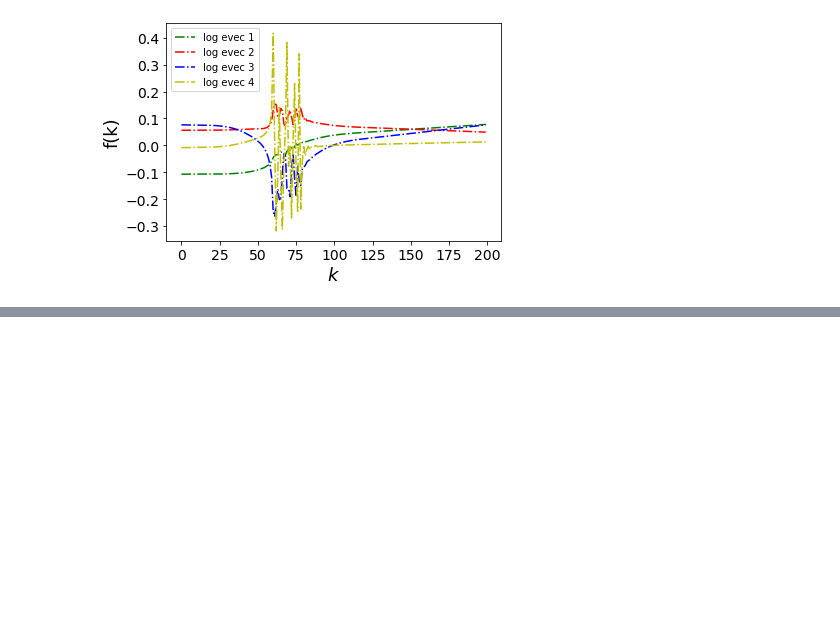
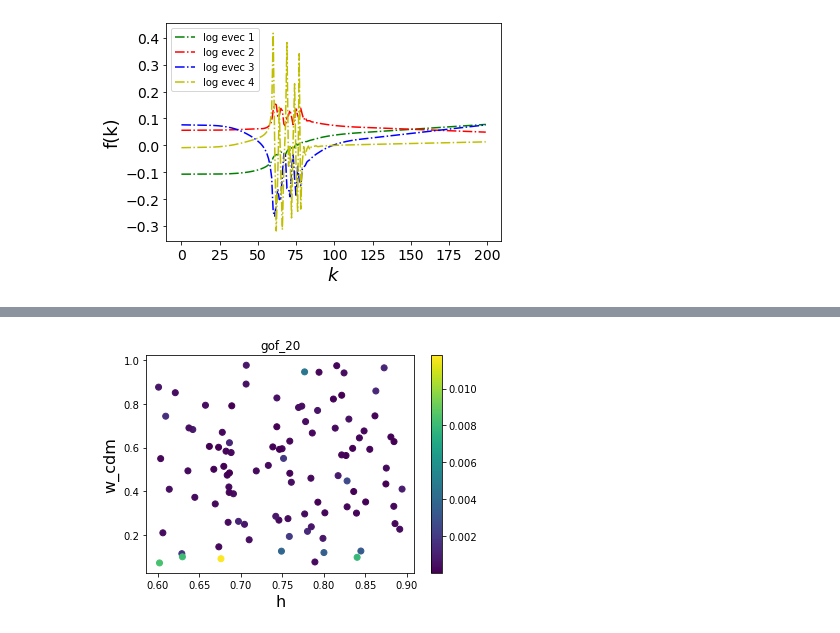
Before and after one commit to JaimeRZP/Pk_Emulator, a Jupyter notebook: PC_INTERPOL.ipynb, the cells around one changed output, grey strips where cells are left out. Saved outputs shown, nothing was run; the diff lists cells and outputs as text; code cells hidden in the pictures; blank space fills up the shorter version.

Commit message:
pushed wrong file last time

```diff
--- a/PC_INTERPOL.ipynb
+++ b/PC_INTERPOL.ipynb
@@ -306,0 +279,12 @@ plt.show()
+# %%
+%%time
+gof_20= []
+max_diff_arr_20= []
+for i in range(samples):
+    out = GoF(emulator_20, h_smp[i], wc_smp[i])
+    gof_20.append(out[1])
+    max_diff_arr_20.append(out[0])
+gof_20 = np.array(gof_20)
+max_diff_arr_20 = np.array(max_diff_arr_20)
+print(np.median(gof_20))
+print(np.median(max_diff_arr_20))
@@ -306,0 +296,9 @@ plt.show()
+# %%
+plt.scatter(h_smp, wc_smp, c = gof_20)
+plt.title('gof_20')
+plt.xlabel('h', fontsize=16)
+plt.ylabel('w_cdm', fontsize=16)
+plt.colorbar()
+plt.show()
+# %% [output]
+[figure, added]
```
Also changed, not shown: parts of 32 cells of this notebook.
